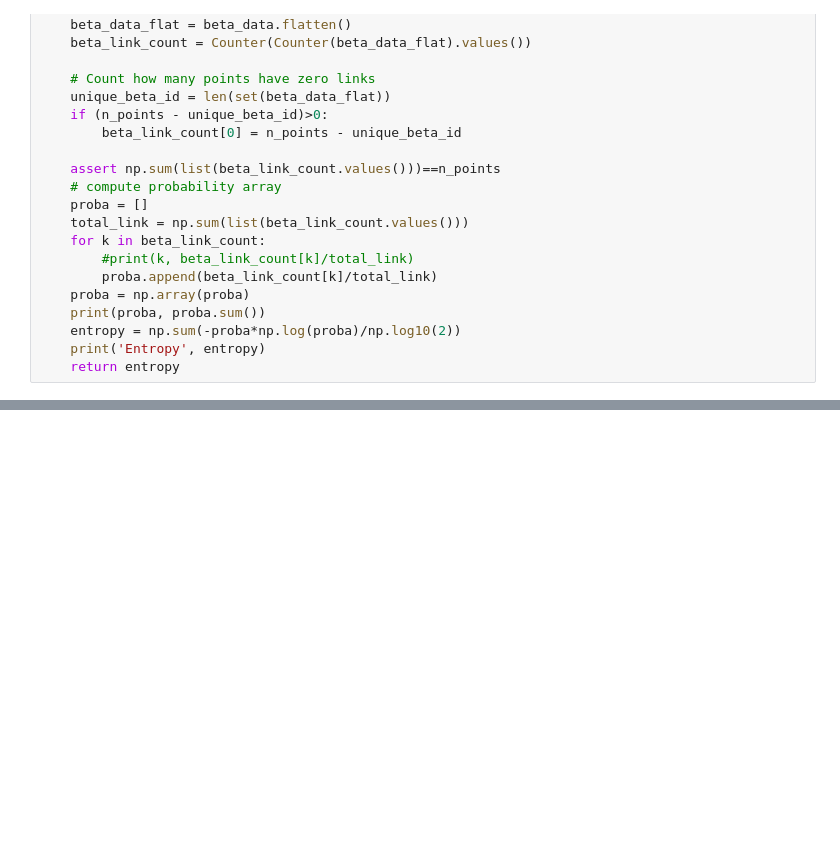
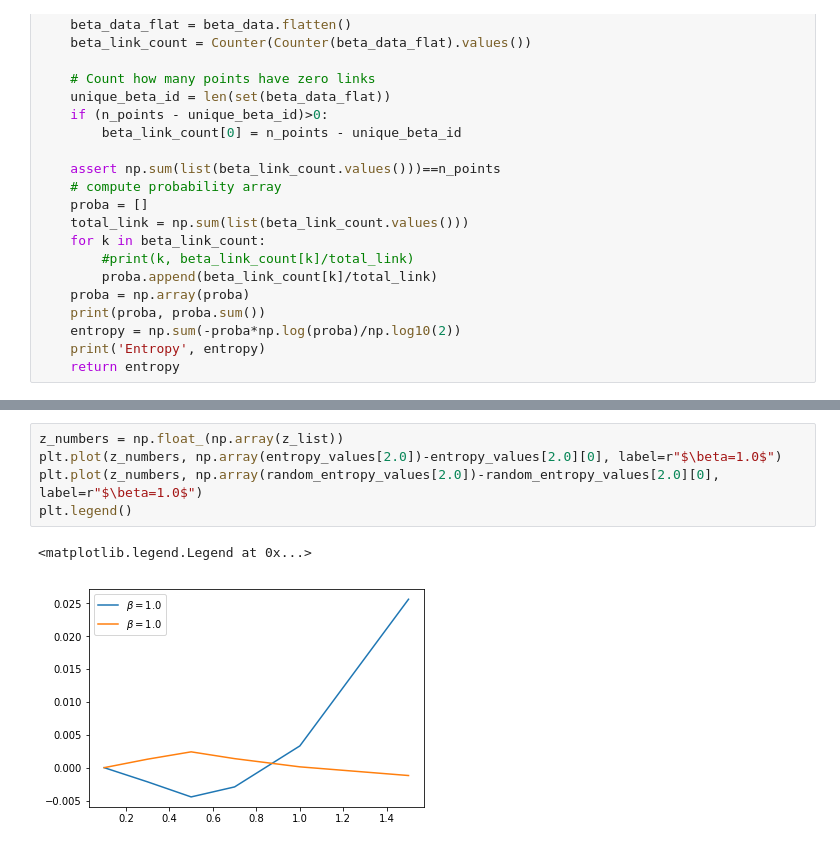
Before and after one commit to forero/BetaEntropy, a Jupyter notebook: code/compute_entropy.ipynb, the cells around one changed output, grey strips where cells are left out. Cells and saved outputs as stored; diff of their text form; blank space fills up the shorter version.

```diff
--- a/code/compute_entropy.ipynb
+++ b/code/compute_entropy.ipynb
@@ -101,0 +149,8 @@ plt.legend()
+# %%
+z_numbers = np.float_(np.array(z_list))
+plt.plot(z_numbers, np.array(entropy_values[2.0])-entropy_values[2.0][0], label=r"$\beta=1.0$")
+plt.plot(z_numbers, np.array(random_entropy_values[2.0])-random_entropy_values[2.0][0], label=r"$\beta=1.0$")
+plt.legend()
+# %% [output]
+<matplotlib.legend.Legend at 0x...>
+[figure, added]
```
Also changed, not shown: parts of 5 cells of this notebook.
